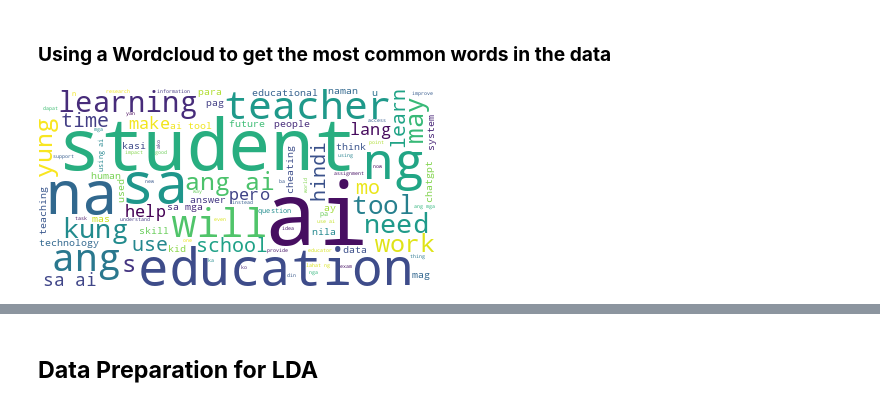
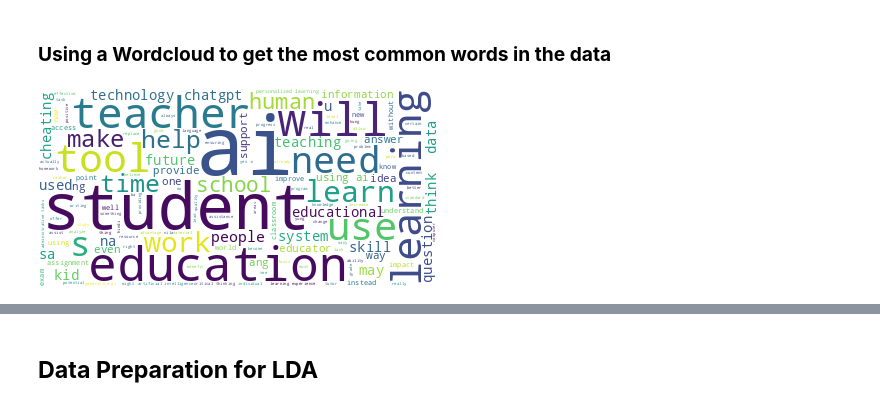
Before and after one commit to isabeloderek/Prelim-Topic-Modeling, a Jupyter notebook: LDA.ipynb, the cells around one changed output, grey strips where cells are left out. Drawn from its saved outputs; the diff is of its cells as text; code cells hidden in the pictures.

Commit message:
Added English and Taglish subsets

```diff
--- a/LDA.ipynb
+++ b/LDA.ipynb
@@ -69,6 +70,19 @@ import pyLDAvis.gensim
 # %%
 import re
 import pandas as pd
+from whatthelang import WhatTheLang
+
+wtl = WhatTheLang()
+
+# Function to classify content as 'English' or 'Taglish'
+def classify_language(text):
+    predicted_lang = wtl.predict_lang(text)
+    if predicted_lang == 'en':
+        return 'English'
+    elif predicted_lang == 'tl':
+        return 'Taglish'
+    else:
+        return 'Taglish'  # Default to Taglish
 
 # Function to remove emojis
 def remove_emojis(text):
@@ -94,7 +108,7 @@ df = pd.read_csv("AI in edu dataset - Sheet1.csv")
 df = df.dropna(subset=['Content'])
 
 # Remove all columns except content
-df = df['Content']
+df = df.drop(columns=['Platform', 'Sentiment'])
 
 # Remove newlines from content
 df = df.map(lambda x: re.sub(r'\n', '', x))
@@ -108,6 +122,24 @@ df = df.map(lambda x: x.lower())
 # Remove emojis
 df = df.map(lambda x: remove_emojis(x))
 
+# Apply the classification to the 'Content' column
+df['Predicted_Language'] = df['Content'].map(classify_language)
+
+english_df = df[df['Predicted_Language'] == 'English']
+taglish_df = df[df['Predicted_Language'] == 'Taglish']
+
+# Count the number of English and Taglish texts
+language_counts = df['Predicted_Language'].value_counts()
+
+# Print the number of English and Taglish texts
+print("Language Count:")
+print(language_counts)
+
+# Remove all columns except content since it is not needed anymore
+english_df = english_df.drop(columns='Predicted_Language')
+taglish_df = taglish_df.drop(columns='Predicted_Language')
+
 # Display the first few rows of the preprocessed data
-df.head()
+english_df.head()
+taglish_df.head()
 # %% [output]
@@ -123,18 +159,20 @@ dtype: object
 # %% [markdown]
 ### **Using a Wordcloud to get the most common words in the data**
 # %%
+# ENGLISH WORDCLOUD
 # Import the wordcloud library
 from wordcloud import WordCloud
 
 # Join the different processed titles together.
-long_string = ','.join(list(df.values))
+long_string = ','.join(list(english_df['Content'].values))
+
 # Create a WordCloud object
 wordcloud = WordCloud(background_color="white", max_words=5000, contour_width=3, contour_color='steelblue')
 
 # Generate a word cloud
 wordcloud.generate(long_string)
 
-# Visualize the word cloud
+# Visualize the word cloud for English
 wordcloud.to_image()
 # %% [output]
-[figure, old version]
+[figure, new version]
```
Also changed, not shown: parts of 11 cells of this notebook.
